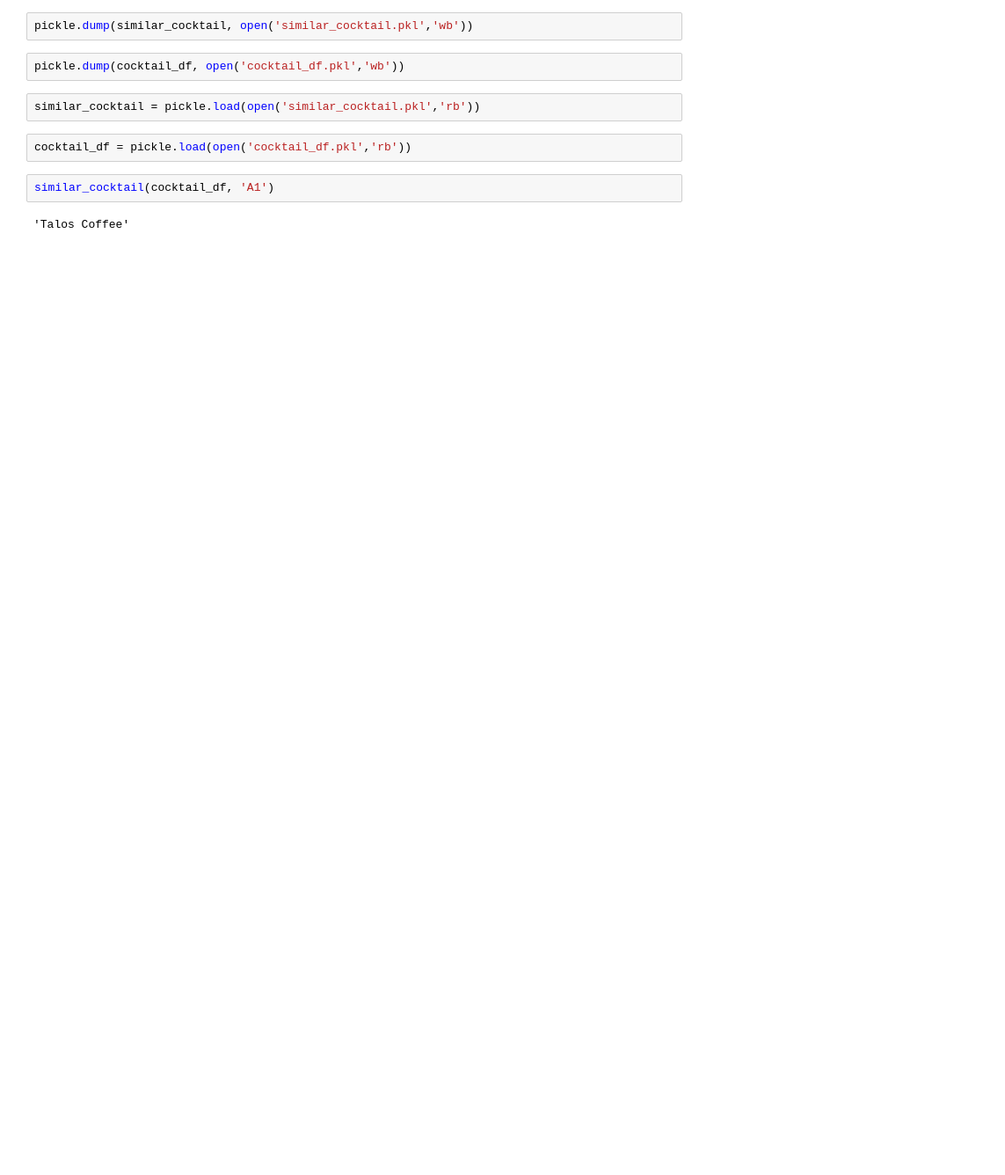
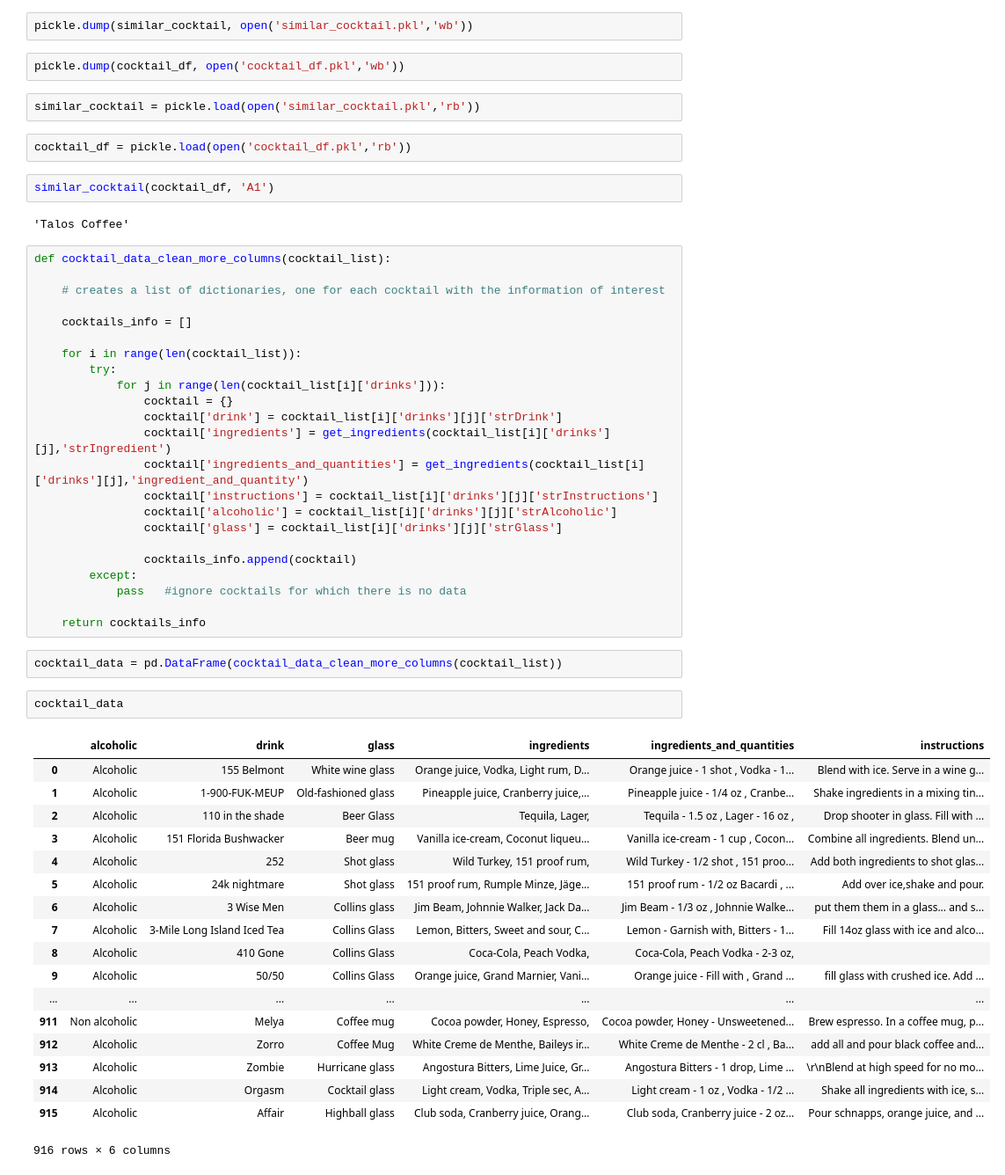
Before and after one commit to joakark/cocktail_recommendation, a Jupyter notebook: cocktail_scraping_and_recommendation.ipynb, the cells around one changed output. Shown at 88% size. Drawn from its saved outputs; the diff is of its cells as text; blank space fills up the shorter version.

```diff
--- a/cocktail_scraping_and_recommendation.ipynb
+++ b/cocktail_scraping_and_recommendation.ipynb
@@ -215,3 +255,49 @@ cocktail_df = pickle.load(open('cocktail_df.pkl','rb'))
 similar_cocktail(cocktail_df, 'A1')
 # %% [output]
 'Talos Coffee'
+# %%
+def cocktail_data_clean_more_columns(cocktail_list):
+
+    # creates a list of dictionaries, one for each cocktail with the information of interest
+
+    cocktails_info = []
+
+    for i in range(len(cocktail_list)):
+        try:
+            for j in range(len(cocktail_list[i]['drinks'])):
+                cocktail = {}
+                cocktail['drink'] = cocktail_list[i]['drinks'][j]['strDrink']
+                cocktail['ingredients'] = get_ingredients(cocktail_list[i]['drinks'][j],'strIngredient')
+                cocktail['ingredients_and_quantities'] = get_ingredients(cocktail_list[i]['drinks'][j],'ingredient_and_quantity')
+                cocktail['instructions'] = cocktail_list[i]['drinks'][j]['strInstructions']
+                cocktail['alcoholic'] = cocktail_list[i]['drinks'][j]['strAlcoholic']
+                cocktail['glass'] = cocktail_list[i]['drinks'][j]['strGlass']
+
+                cocktails_info.append(cocktail)
+        except:
+            pass   #ignore cocktails for which there is no data
+
+    return cocktails_info
+# %%
+cocktail_data = pd.DataFrame(cocktail_data_clean_more_columns(cocktail_list))
+# %%
+cocktail_data
+# %% [output]
+|  | alcoholic | drink | glass | ingredients | ingredients_and_quantities | instructions |
+| 0 | Alcoholic | 155 Belmont | White wine glass | Orange juice, Vodka, Light rum, D... | Orange juice - 1 shot , Vodka - 1... | Blend with ice. Serve in a wine g... |
+| 1 | Alcoholic | 1-900-FUK-MEUP | Old-fashioned glass | Pineapple juice, Cranberry juice,... | Pineapple juice - 1/4 oz , Cranbe... | Shake ingredients in a mixing tin... |
+| 2 | Alcoholic | 110 in the shade | Beer Glass | Tequila, Lager, | Tequila - 1.5 oz , Lager - 16 oz , | Drop shooter in glass. Fill with ... |
+| 3 | Alcoholic | 151 Florida Bushwacker | Beer mug | Vanilla ice-cream, Coconut liqueu... | Vanilla ice-cream - 1 cup , Cocon... | Combine all ingredients. Blend un... |
+| 4 | Alcoholic | 252 | Shot glass | Wild Turkey, 151 proof rum, | Wild Turkey - 1/2 shot , 151 proo... | Add both ingredients to shot glas... |
+| 5 | Alcoholic | 24k nightmare | Shot glass | 151 proof rum, Rumple Minze, Jäge... | 151 proof rum - 1/2 oz Bacardi , ... | Add over ice,shake and pour. |
+| 6 | Alcoholic | 3 Wise Men | Collins glass | Jim Beam, Johnnie Walker, Jack Da... | Jim Beam - 1/3 oz , Johnnie Walke... | put them them in a glass... and s... |
+| 7 | Alcoholic | 3-Mile Long Island Iced Tea | Collins Glass | Lemon, Bitters, Sweet and sour, C... | Lemon - Garnish with, Bitters - 1... | Fill 14oz glass with ice and alco... |
+| 8 | Alcoholic | 410 Gone | Collins Glass | Coca-Cola, Peach Vodka, | Coca-Cola, Peach Vodka - 2-3 oz, |  |
+| 9 | Alcoholic | 50/50 | Collins Glass | Orange juice, Grand Marnier, Vani... | Orange juice - Fill with , Grand ... | fill glass with crushed ice. Add ... |
+| ... | ... | ... | ... | ... | ... | ... |
+| 911 | Non alcoholic | Melya | Coffee mug | Cocoa powder, Honey, Espresso, | Cocoa powder, Honey - Unsweetened... | Brew espresso. In a coffee mug, p... |
+| 912 | Alcoholic | Zorro | Coffee Mug | White Creme de Menthe, Baileys ir... | White Creme de Menthe - 2 cl , Ba... | add all and pour black coffee and... |
+| 913 | Alcoholic | Zombie | Hurricane glass | Angostura Bitters, Lime Juice, Gr... | Angostura Bitters - 1 drop, Lime ... | \r\nBlend at high speed for no mo... |
+| 914 | Alcoholic | Orgasm | Cocktail glass | Light cream, Vodka, Triple sec, A... | Light cream - 1 oz , Vodka - 1/2 ... | Shake all ingredients with ice, s... |
+| 915 | Alcoholic | Affair | Highball glass | Club soda, Cranberry juice, Orang... | Club soda, Cranberry juice - 2 oz... | Pour schnapps, orange juice, and ... |
+916 rows × 6 columns
```
Also changed, not shown: parts of 3 cells of this notebook, 2 other files.
